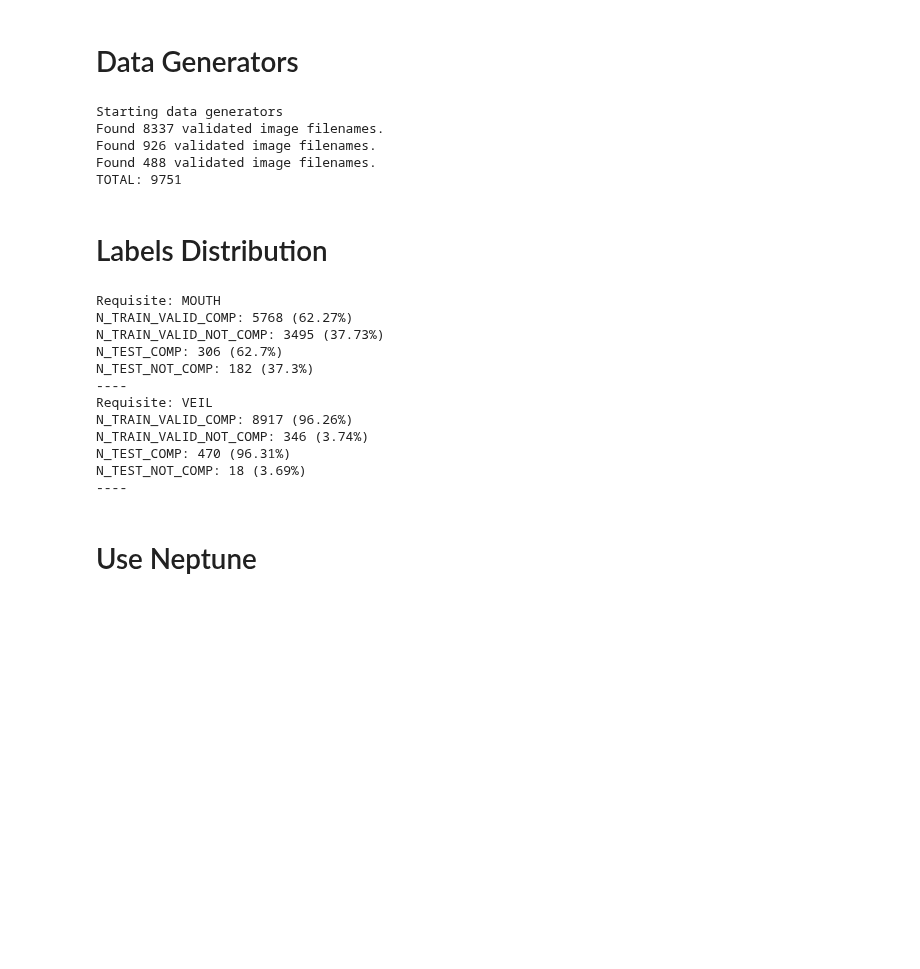
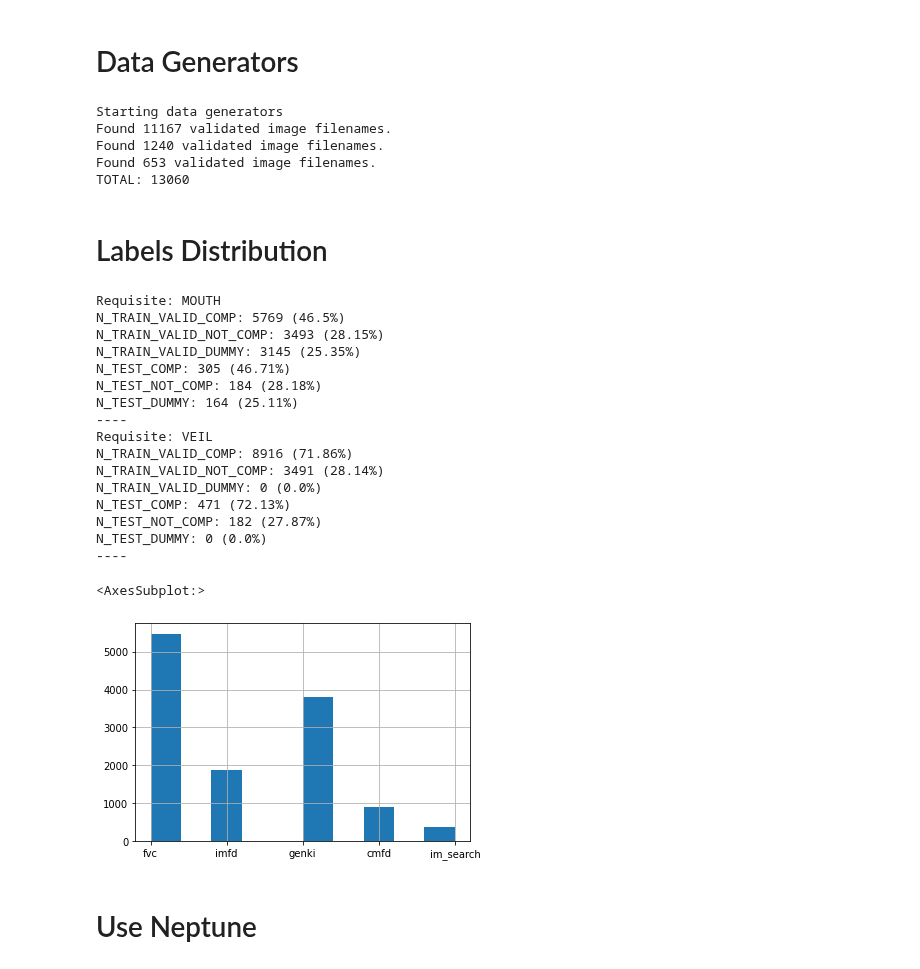
Before and after one commit to guilhermemg/icao_nets_training, a Jupyter notebook: notebooks/exec_net_trainer.ipynb, the cells around one changed output. Drawn from its saved outputs; the diff is of its cells as text; code cells hidden in the pictures; blank space fills up the shorter version.

Commit message:
including dummy values as valid label values for mouth and veil requisites

```diff
--- a/notebooks/exec_net_trainer.ipynb
+++ b/notebooks/exec_net_trainer.ipynb
@@ -41,7 +41,7 @@ kwargs = {
         'gt_names': {
             'train_validation': [],
             'test': [],
-            'train_validation_test': [GTName.FVC, GTName.GENKI]
+            'train_validation_test': [GTName.FVC, GTName.GENKI, GTName.IMFD, GTName.CMFD, GTName.IM_SEARCH]
         },
         'balance_input_data': False,
         'save_trained_model': False
@@ -52,15 +52,14 @@ kwargs = {
         'n_epochs': 15,
         'early_stopping': 10,
         'shuffle': True,
-        'dense_units': 128,
         'learning_rate': 1e-3,
         'optimizer': Optimizer.ADAGRAD,
-        'dropout': 0.2,
         'train_prop': 0.9,
         'validation_prop': 0.05,
         'test_prop': 0.05,
         'seed': 42,
-        'validation_split': 0.1
+        'validation_split': 0.1,
+        'dropout': 0.3
     }
 }
 
@@ -107,27 +112,36 @@ Not balancing input_data
 trainer.setup_data_generators()
 # %% [output]
 Starting data generators
-Found 8337 validated image filenames.
-Found 926 validated image filenames.
-Found 488 validated image filenames.
-TOTAL: 9751
+Found 11167 validated image filenames.
+Found 1240 validated image filenames.
+Found 653 validated image filenames.
+TOTAL: 13060
 # %% [markdown]
 # Labels Distribution
 # %%
 trainer.summary_labels_dist()
 # %% [output]
 Requisite: MOUTH
-N_TRAIN_VALID_COMP: 5768 (62.27%)
-N_TRAIN_VALID_NOT_COMP: 3495 (37.73%)
-N_TEST_COMP: 306 (62.7%)
-N_TEST_NOT_COMP: 182 (37.3%)
+N_TRAIN_VALID_COMP: 5769 (46.5%)
+N_TRAIN_VALID_NOT_COMP: 3493 (28.15%)
+N_TRAIN_VALID_DUMMY: 3145 (25.35%)
+N_TEST_COMP: 305 (46.71%)
+N_TEST_NOT_COMP: 184 (28.18%)
+N_TEST_DUMMY: 164 (25.11%)
 ----
 Requisite: VEIL
-N_TRAIN_VALID_COMP: 8917 (96.26%)
-N_TRAIN_VALID_NOT_COMP: 346 (3.74%)
-N_TEST_COMP: 470 (96.31%)
-N_TEST_NOT_COMP: 18 (3.69%)
+N_TRAIN_VALID_COMP: 8916 (71.86%)
+N_TRAIN_VALID_NOT_COMP: 3491 (28.14%)
+N_TRAIN_VALID_DUMMY: 0 (0.0%)
+N_TEST_COMP: 471 (72.13%)
+N_TEST_NOT_COMP: 182 (27.87%)
+N_TEST_DUMMY: 0 (0.0%)
 ----
+# %%
+trainer.train_data.origin.hist()
+# %% [output]
+<AxesSubplot:>
+[figure, added]
 # %% [markdown]
 # Use Neptune
 # %%
```
Also changed, not shown: parts of 3 cells of this notebook, 3 other files.
